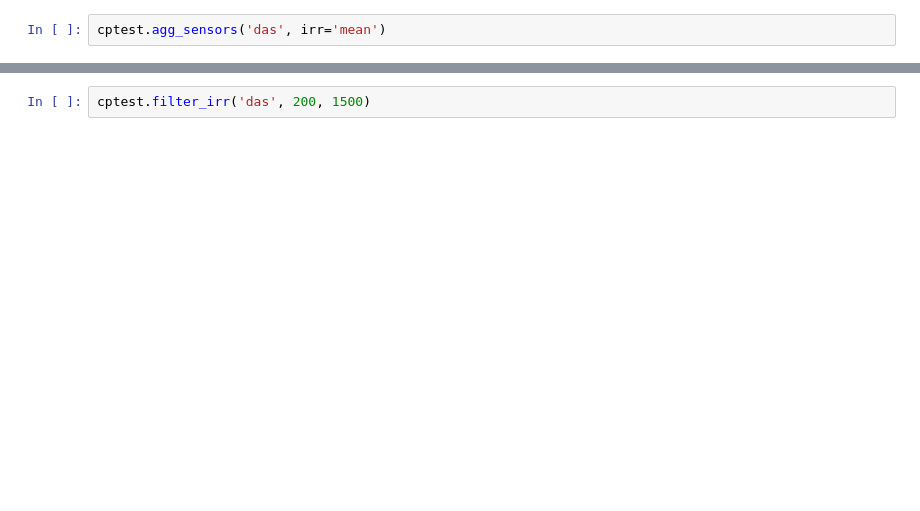
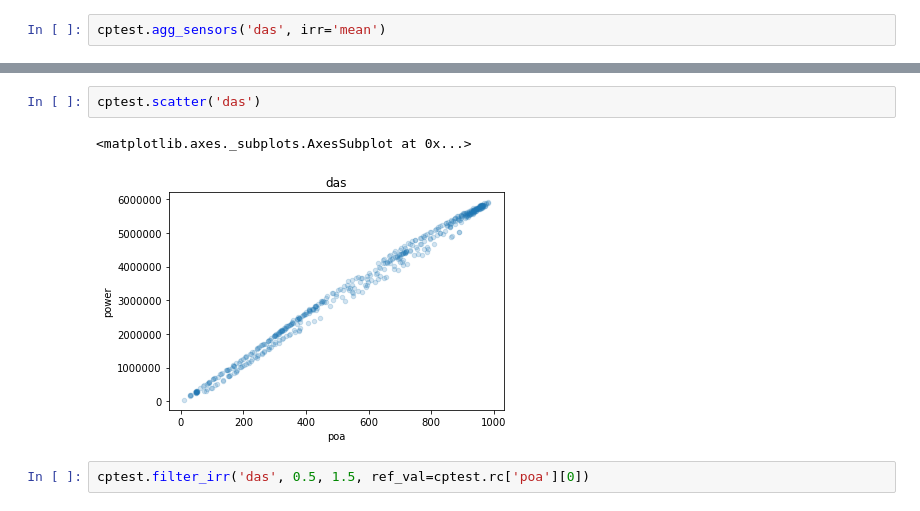
Before and after one commit to pvcaptest/pvcaptest, a Jupyter notebook: examples/load_example_test_data.ipynb, the cells around one changed output, grey strips where cells are left out. Cells and saved outputs as stored; diff of their text form; blank space fills up the shorter version.

```diff
--- a/examples/load_example_test_data.ipynb
+++ b/examples/load_example_test_data.ipynb
@@ -82,2 +261,7 @@ cptest.scatter('das')
 # %%
-cptest.filter_irr('das', 200, 1500)
+cptest.scatter('das')
+# %% [output]
+<matplotlib.axes._subplots.AxesSubplot at 0x...>
+[figure, added]
+# %%
+cptest.filter_irr('das', 0.5, 1.5, ref_val=cptest.rc['poa'][0])
```
Also changed, not shown: parts of 43 cells of this notebook.
